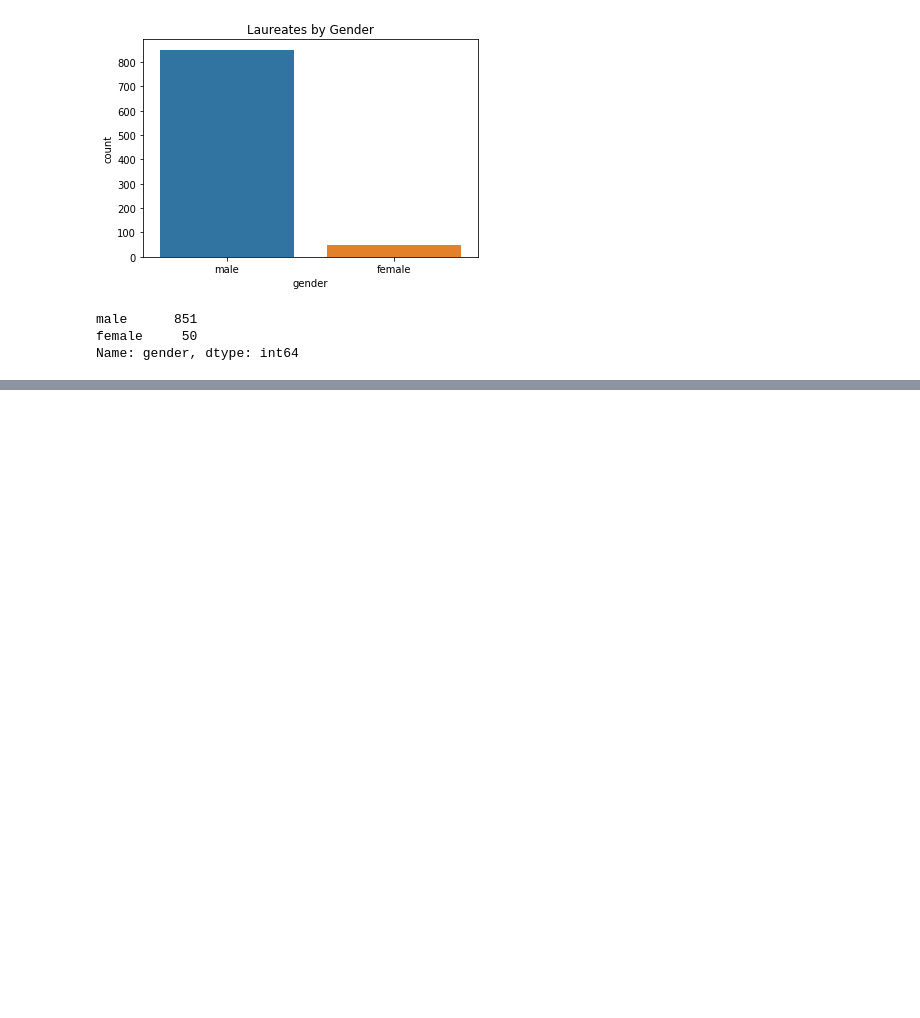
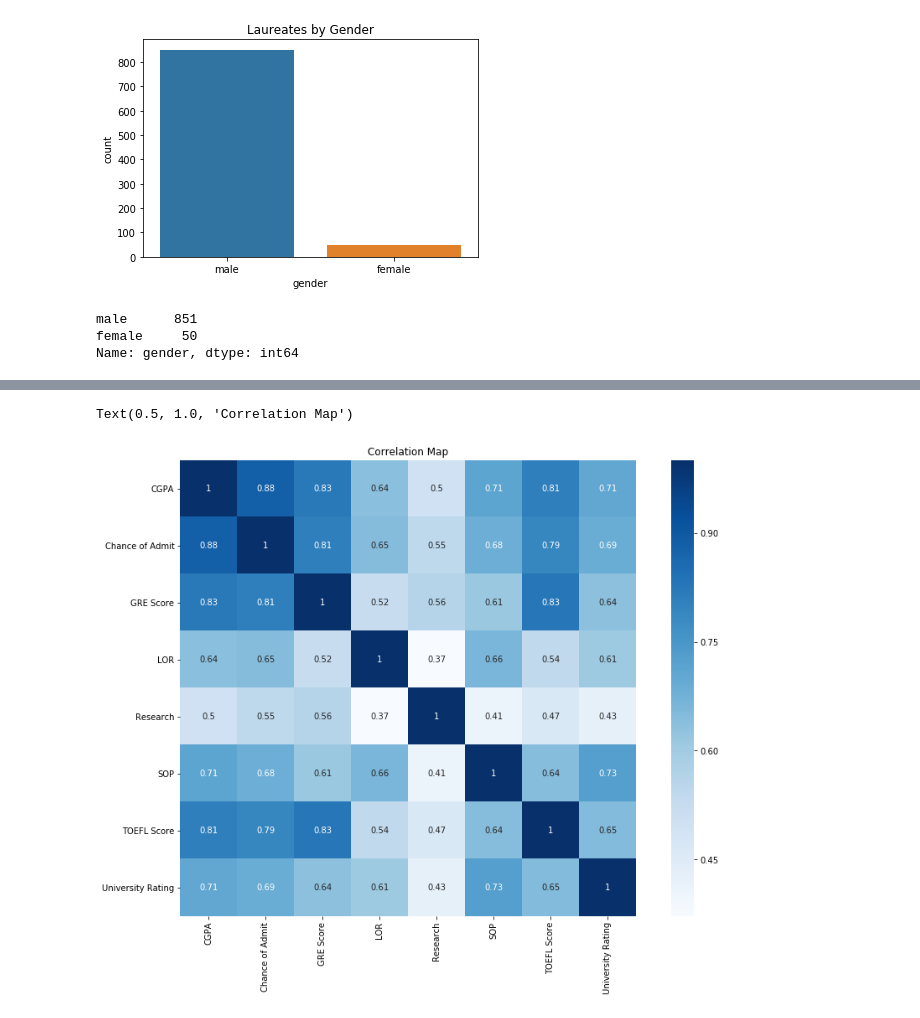
Before and after one commit to ctrosenberg/ml-class, a Jupyter notebook: Homework 1.ipynb, the cells around one changed output, grey strips where cells are left out. Saved outputs shown, nothing was run; the diff lists cells and outputs as text; code cells hidden in the pictures; blank space fills up the shorter version.

```diff
--- a/Homework 1.ipynb
+++ b/Homework 1.ipynb
@@ -282 +327,4 @@ Nearly half (21/50) of female laureates won Nobel prizes in the past 20 years. W
+# %%
+#Drop Serial No. column
+admit = admit.drop(["Serial No."], axis = 1)
 # %% [markdown]
@@ -345,0 +346,8 @@ admission_data.corr()
+# %%
+#That chart is boring, so lets do a heatmap as well
+fig, ax = plt.subplots(figsize=(15, 10))
+plot = sns.heatmap(admit.corr(), square = True, annot = True, cmap="Blues")
+plot.set_title("Correlation between Variables")
+# %% [output]
+Text(0.5, 1.0, 'Correlation Map')
+[figure, added]
```
Also changed, not shown: parts of 32 cells of this notebook, 2 other files.
